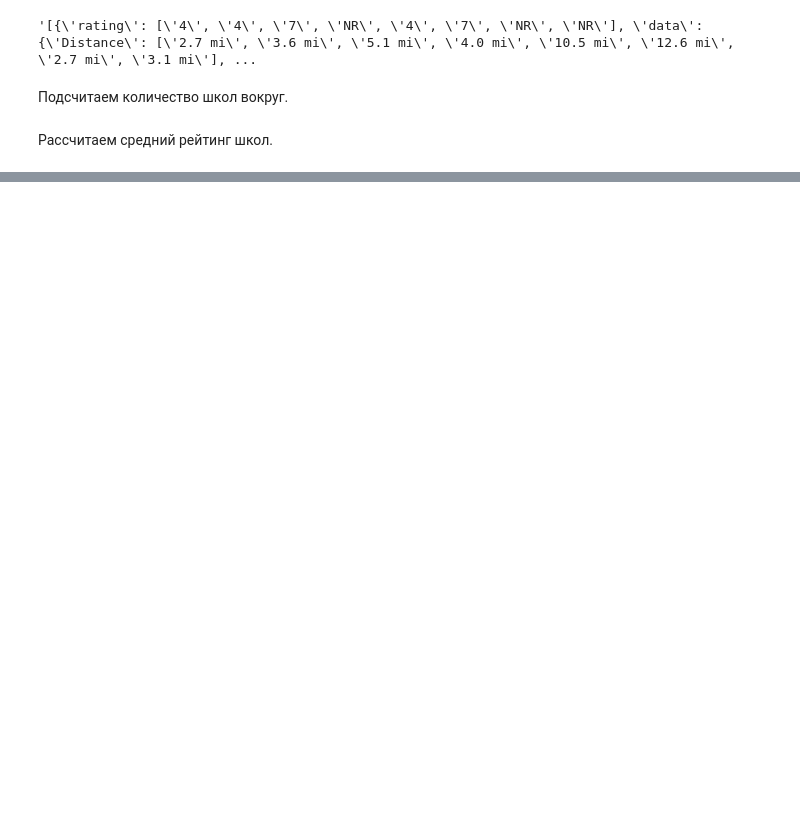
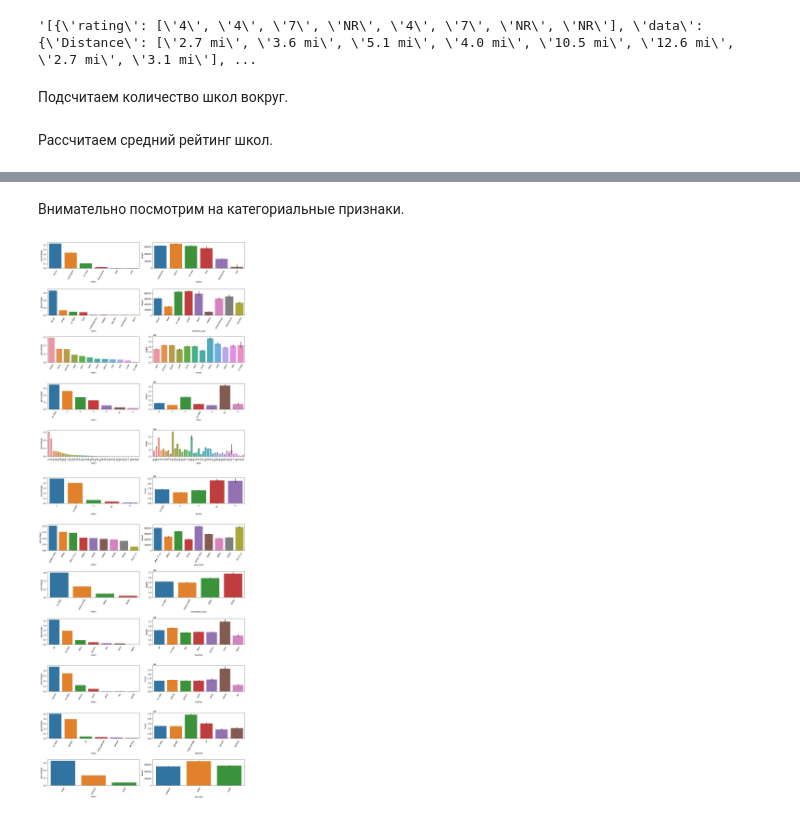
Before and after one commit to AleksandrOsip/Final-project-of-the-first-year-of-stud, a Jupyter notebook: project/project_me.ipynb, the cells around one changed output, grey strips where cells are left out. Saved outputs shown, nothing was run; the diff lists cells and outputs as text; code cells hidden in the pictures; blank space fills up the shorter version.

```diff
--- a/project/project_me.ipynb
+++ b/project/project_me.ipynb
@@ -1199,0 +1538,5 @@ data['schools_rating_ave'] = data['schools_rating_list'].apply(lambda x: round(s
+# %%
+# Заполним остальные пропущенные значения средним значением.
+data['sqft'] = data['sqft'].fillna(data['sqft'].mean())
+data['lot_size'] = data['lot_size'].fillna(data['lot_size'].mean())
+data['price/sq.ft.'] = data['price/sq.ft.'].fillna(data['price/sq.ft.'].mean())
@@ -1199,0 +1590,8 @@ data['schools_rating_ave'] = data['schools_rating_list'].apply(lambda x: round(s
+# %%
+# Создадим копию данных, чтобы упростить работу с изменениями в таблице.
+temp_data = data.copy()
+# %%
+# Создадим список числовых признаков.
+types = temp_data.dtypes
+num_features = list(types[(types != 'object')].index)
+num_features
@@ -1199,0 +1609,4 @@ data['schools_rating_ave'] = data['schools_rating_list'].apply(lambda x: round(s
+# %%
+# Создадим список категориальных признаков.
+cat_features = list(types[(types == 'object')].index)
+cat_features
@@ -1199,0 +1626,21 @@ data['schools_rating_ave'] = data['schools_rating_list'].apply(lambda x: round(s
+# %% [markdown]
+Внимательно посмотрим на категориальные признаки.
+# %%
+# Создадим вложенные графики с общим количеством n строк и 2 столбцов.
+n = len(cat_features)
+fig, axes = plt.subplots(n, 2, figsize=(15, 40))
+# Выполним итерацию по каждому категориальному признаку.
+for i, feature in enumerate(cat_features):
+    # Создадим гистограмму, показывающую количество каждой категории в признаке.
+    count_data = (data[feature].value_counts(normalize=True)
+                  .sort_values(ascending=False)
+                  .rename('percentage')
+                  .reset_index())
+    count_barplot = sns.barplot(data=count_data, x='index', y='percentage', ax=axes[i][0])
+    count_barplot.xaxis.set_tick_params(rotation=60)
+    # Создадим гистограмму, показывающую среднее целевое значение для каждой категории в признаке.
+    mean_barplot = sns.barplot(data=data, x=feature, y='target', ax=axes[i][1])
+    mean_barplot.xaxis.set_tick_params(rotation=60)
+plt.tight_layout()
+# %% [output]
+[figure, added]
```
Also changed, not shown: parts of 118 cells of this notebook.
